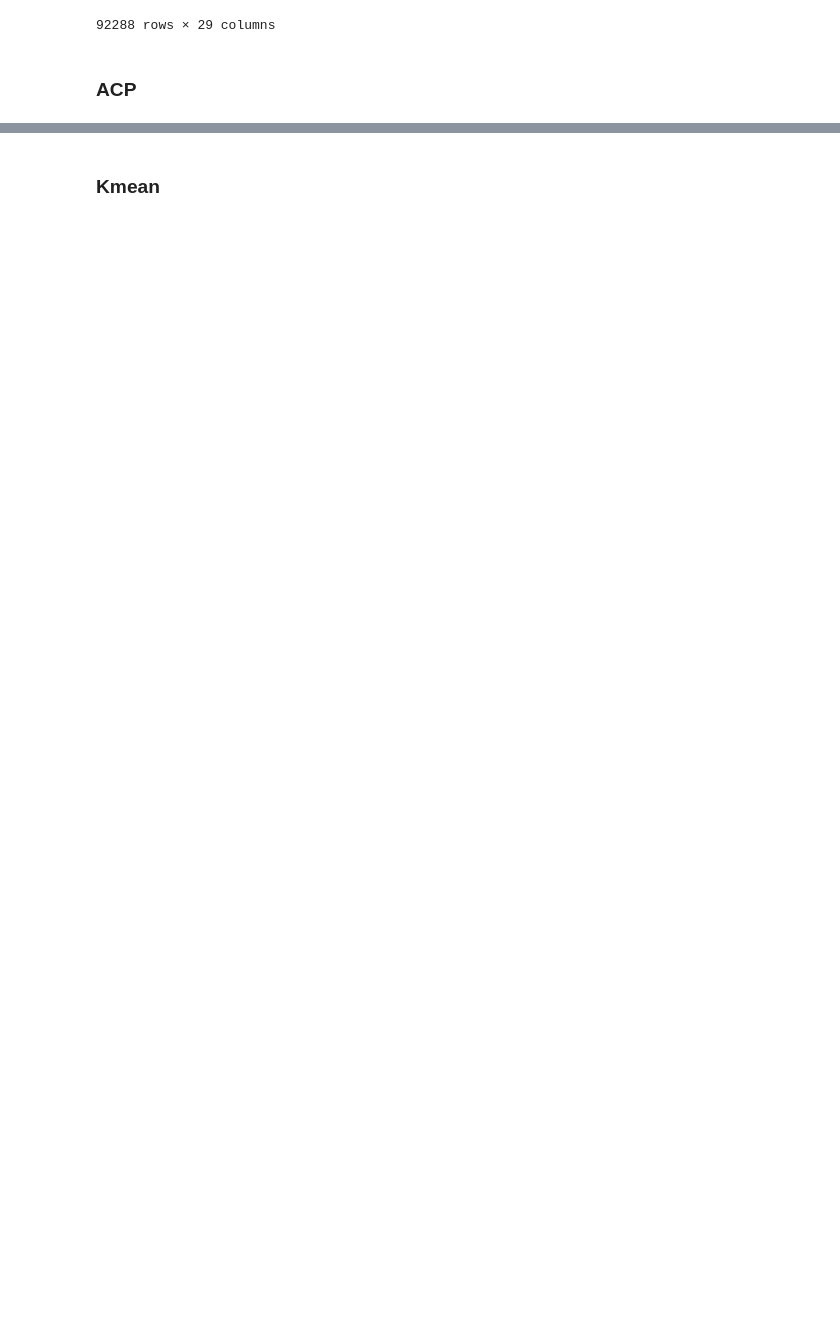
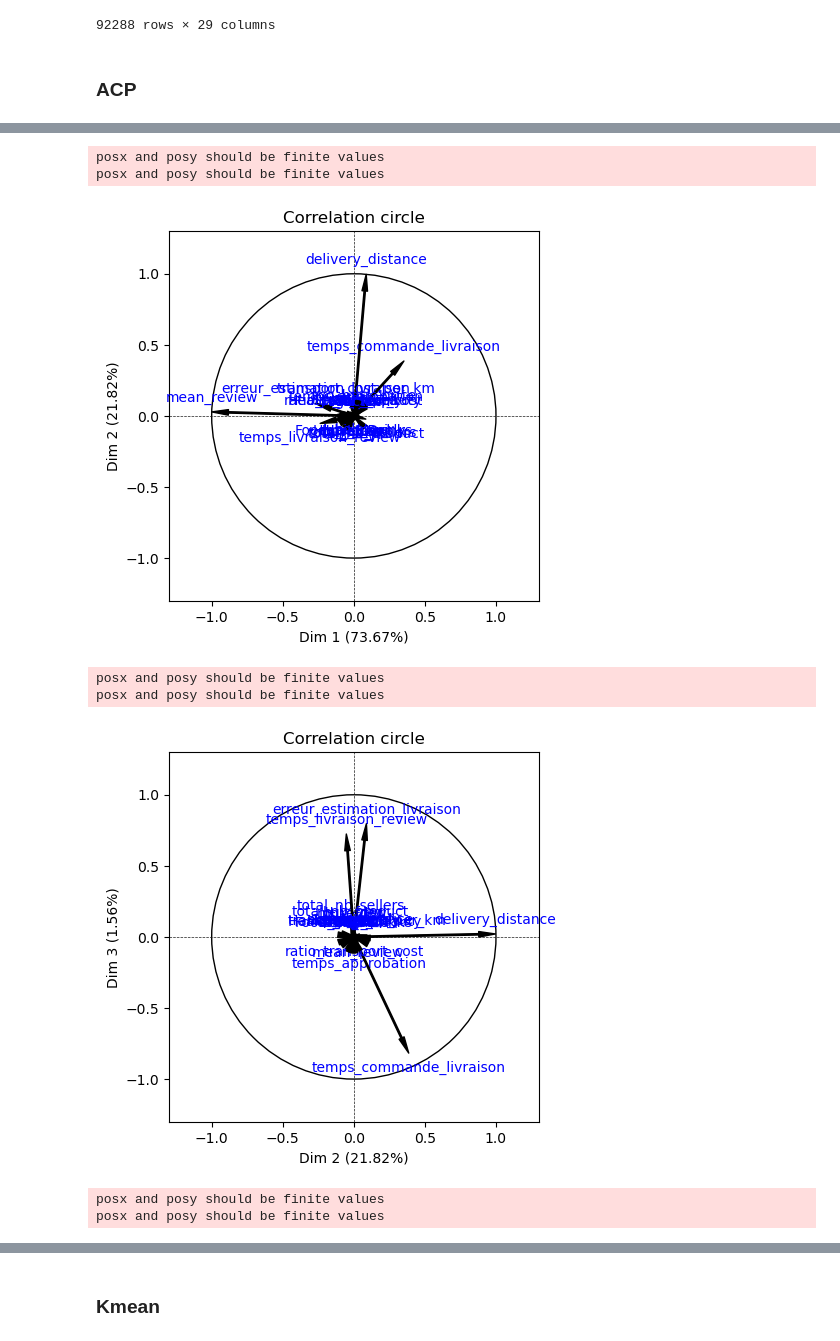
Before and after one commit to MaximeAlt/Brazilia, a Jupyter notebook: Clustering Fonction CSS5.ipynb, the cells around one changed output, grey strips where cells are left out. Cells and saved outputs as stored; diff of their text form; code cells hidden in the pictures; blank space fills up the shorter version.

```diff
--- a/Clustering Fonction CSS5.ipynb
+++ b/Clustering Fonction CSS5.ipynb
@@ -172,15 +172,24 @@ LinAlgError: SVD did not converge
 # %%
-#on décide de garder 80% de la variance, donc 15 facteurs
-n_components = 4
-acp = PCA(n_components = n_components, row_labels=css5.index,col_labels=css5.columns)
+#on décide de garder 80% de la variance, donc 3 facteurs
+n_components = 5
+acp = PCA(std_unit=False, n_components = n_components, row_labels=css5.index,col_labels=css5.columns)
 acp.fit(X)
 # créer la variable pca_components pour le Kmean
 pca_components = acp.transform(X)
 
 
 #cercle des corrélations
 
 t1 = acp.correlation_circle(num_x_axis=1,num_y_axis=2)
-t2 = acp.correlation_circle(num_x_axis=3,num_y_axis=4)
-
+t2 = acp.correlation_circle(num_x_axis=2,num_y_axis=3)
+t3 = acp.correlation_circle(num_x_axis=4,num_y_axis=5)
 plt.show()
+# %% [output]
+posx and posy should be finite values
+posx and posy should be finite values
+[figure, added]
+posx and posy should be finite values
+posx and posy should be finite values
+[figure, added]
+posx and posy should be finite values
+posx and posy should be finite values
```
Also changed, not shown: parts of 10 cells of this notebook, 2 other files.
